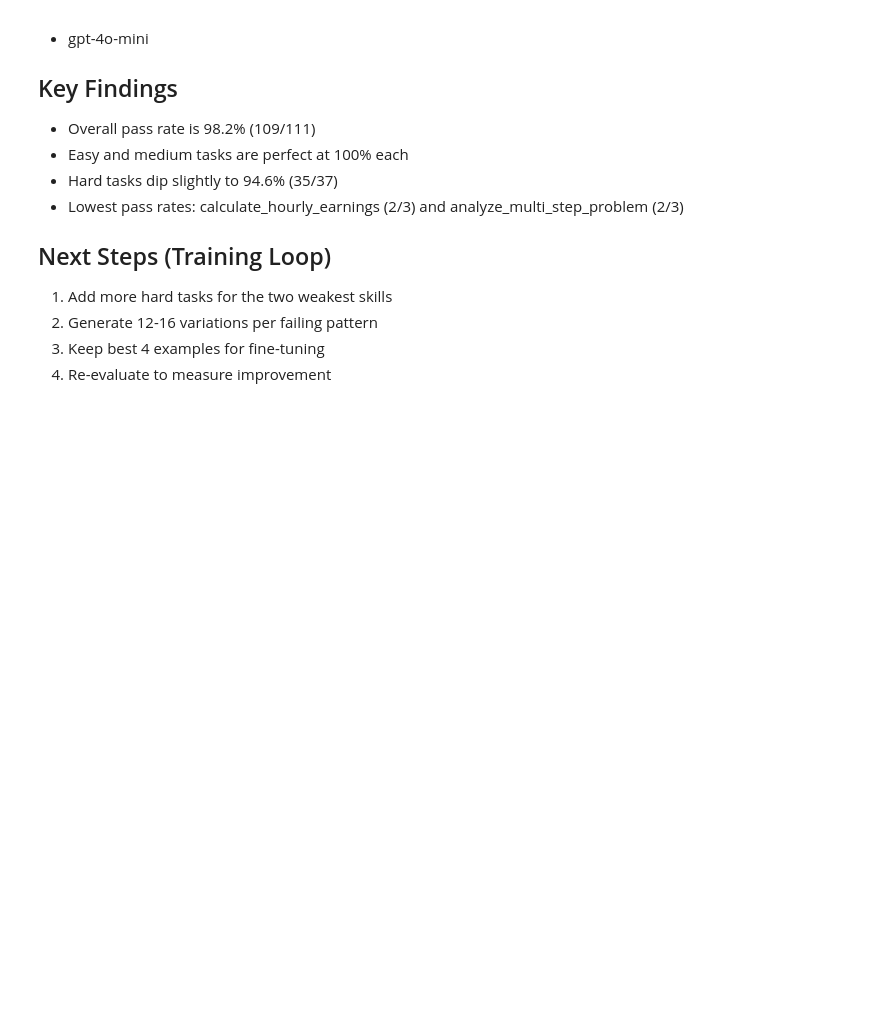
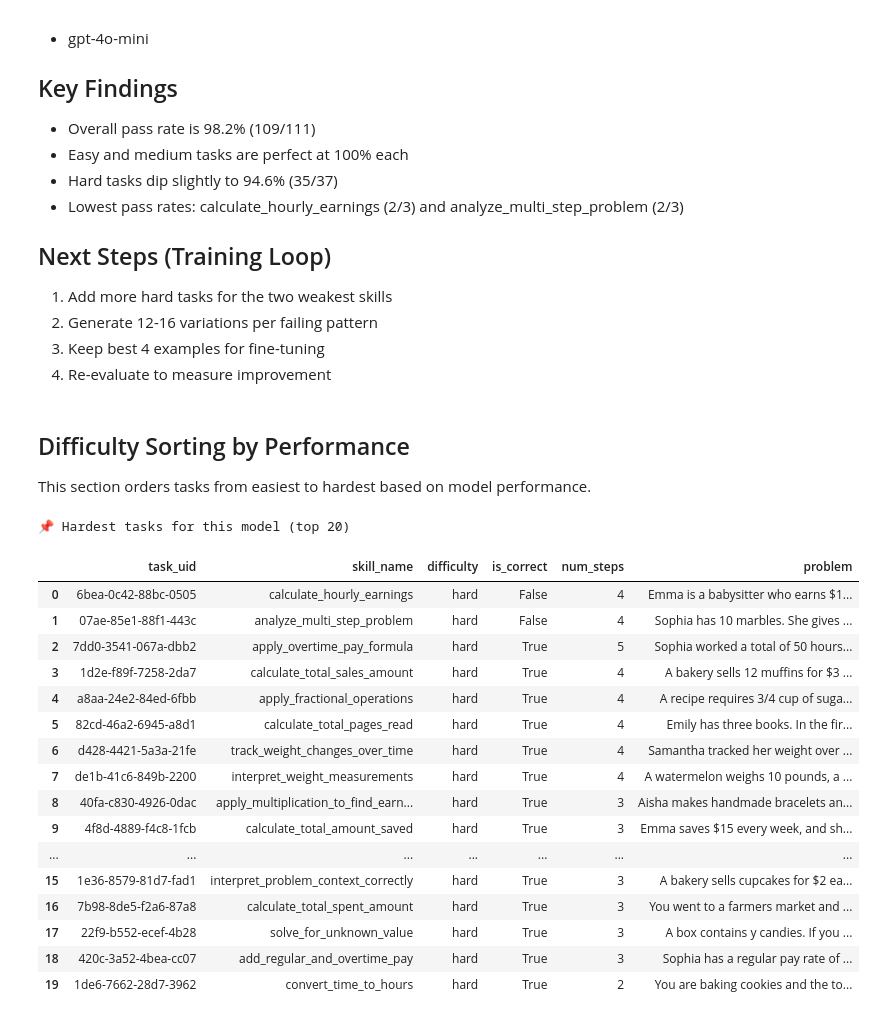
Before and after one commit to miku1001/llm-skills-pipeline, a Jupyter notebook: analyze_evalution.ipynb, the cells around one changed output. Drawn from its saved outputs; the diff is of its cells as text; code cells hidden in the pictures; blank space fills up the shorter version.

```diff
--- a/analyze_evalution.ipynb
+++ b/analyze_evalution.ipynb
@@ -204,3 +204,41 @@ Result       : ✅ PASS
 2. Generate 12-16 variations per failing pattern
 3. Keep best 4 examples for fine-tuning
 4. Re-evaluate to measure improvement
+# %% [markdown]
+## Difficulty Sorting by Performance
+
+This section orders tasks from easiest to hardest based on model performance.
+# %%
+# Sort tasks easy to hard by model performance
+df_sorted = df.copy()
+difficulty_rank = {"easy": 1, "medium": 2, "hard": 3}
+df_sorted["difficulty_rank"] = df_sorted["difficulty"].map(difficulty_rank)
+df_sorted["performance_rank"] = df_sorted["is_correct"].astype(int)
+
+# Failing tasks first, then harder difficulties, then more steps
+df_sorted = df_sorted.sort_values(
+    by=["performance_rank", "difficulty_rank", "num_steps"],
+    ascending=[True, False, False]
+).reset_index(drop=True)
+
+print("📌 Hardest tasks for this model (top 20)")
+display(df_sorted[["task_uid", "skill_name", "difficulty", "is_correct", "num_steps", "problem"]].head(20))
+# %% [output]
+📌 Hardest tasks for this model (top 20)
+|  | task_uid | skill_name | difficulty | is_correct | num_steps | problem |
+| 0 | 6bea-0c42-88bc-0505 | calculate_hourly_earnings | hard | False | 4 | Emma is a babysitter who earns $1... |
+| 1 | 07ae-85e1-88f1-443c | analyze_multi_step_problem | hard | False | 4 | Sophia has 10 marbles. She gives ... |
+| 2 | 7dd0-3541-067a-dbb2 | apply_overtime_pay_formula | hard | True | 5 | Sophia worked a total of 50 hours... |
+| 3 | 1d2e-f89f-7258-2da7 | calculate_total_sales_amount | hard | True | 4 | A bakery sells 12 muffins for $3 ... |
+| 4 | a8aa-24e2-84ed-6fbb | apply_fractional_operations | hard | True | 4 | A recipe requires 3/4 cup of suga... |
+| 5 | 82cd-46a2-6945-a8d1 | calculate_total_pages_read | hard | True | 4 | Emily has three books. In the fir... |
+| 6 | d428-4421-5a3a-21fe | track_weight_changes_over_time | hard | True | 4 | Samantha tracked her weight over ... |
+| 7 | de1b-41c6-849b-2200 | interpret_weight_measurements | hard | True | 4 | A watermelon weighs 10 pounds, a ... |
+| 8 | 40fa-c830-4926-0dac | apply_multiplication_to_find_earn... | hard | True | 3 | Aisha makes handmade bracelets an... |
+| 9 | 4f8d-4889-f4c8-1fcb | calculate_total_amount_saved | hard | True | 3 | Emma saves $15 every week, and sh... |
+| ... | ... | ... | ... | ... | ... | ... |
+| 15 | 1e36-8579-81d7-fad1 | interpret_problem_context_correctly | hard | True | 3 | A bakery sells cupcakes for $2 ea... |
+| 16 | 7b98-8de5-f2a6-87a8 | calculate_total_spent_amount | hard | True | 3 | You went to a farmers market and ... |
+| 17 | 22f9-b552-ecef-4b28 | solve_for_unknown_value | hard | True | 3 | A box contains y candies. If you ... |
+| 18 | 420c-3a52-4bea-cc07 | add_regular_and_overtime_pay | hard | True | 3 | Sophia has a regular pay rate of ... |
+| 19 | 1de6-7662-28d7-3962 | convert_time_to_hours | hard | True | 2 | You are baking cookies and the to... |
```
Also changed, not shown: parts of 3 cells of this notebook, 4 other files.
